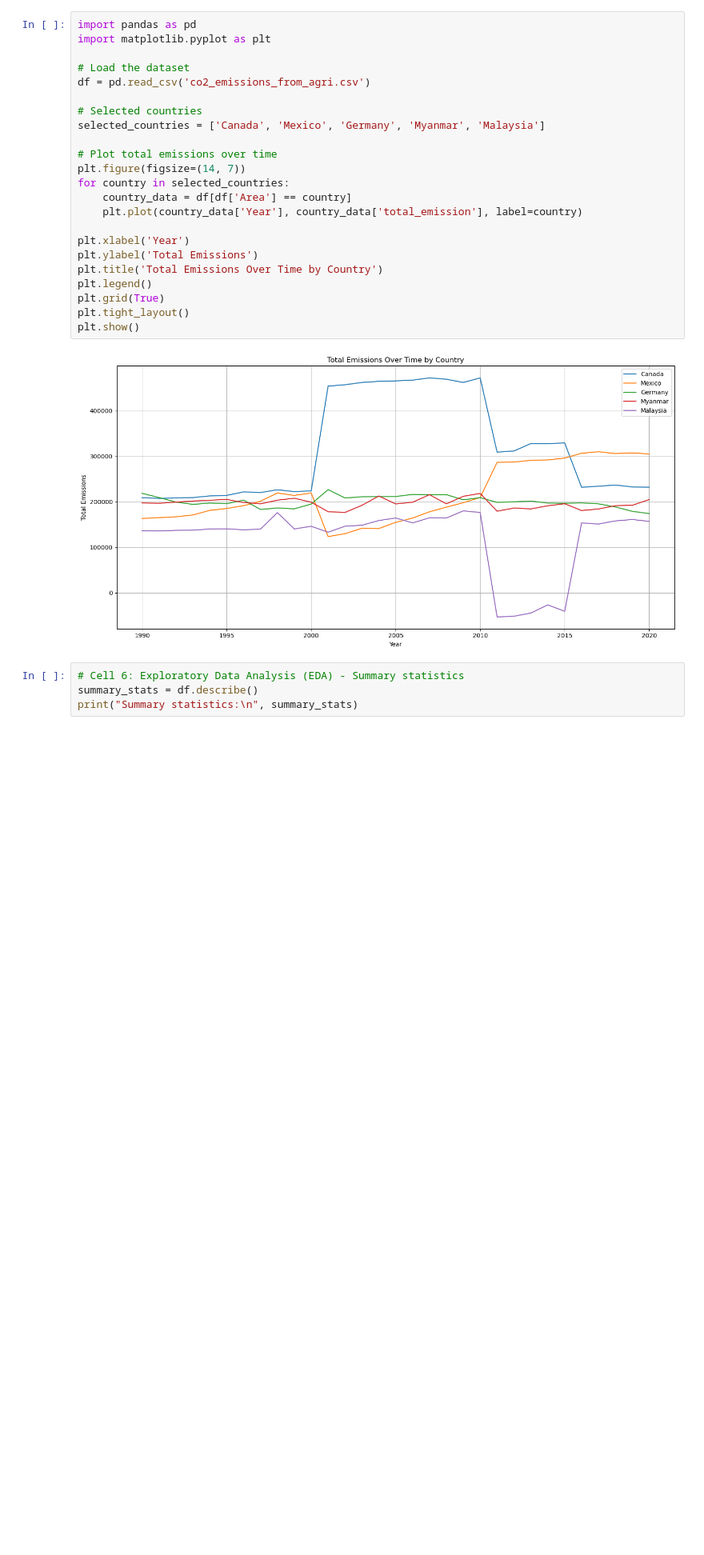
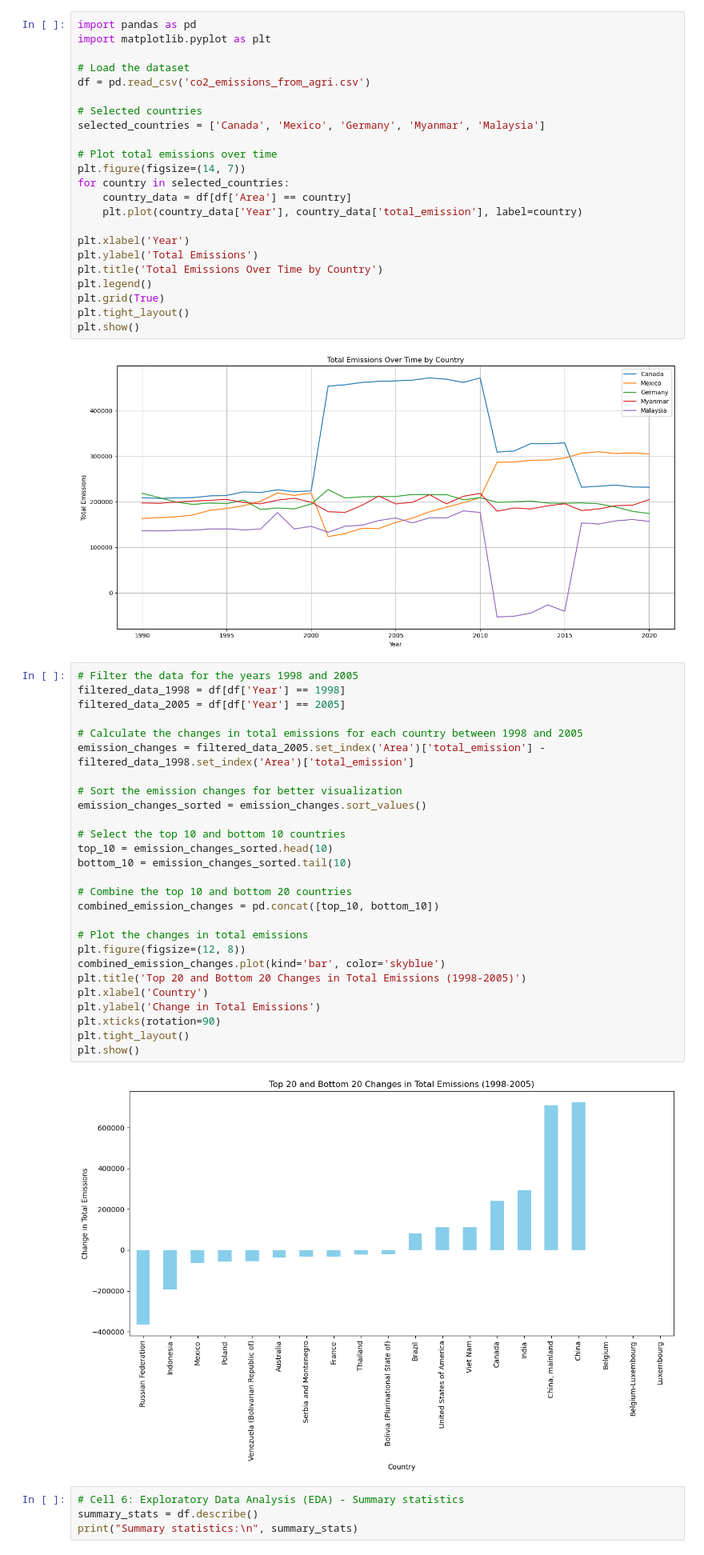
Before and after one commit to mdangirwa/Group-2-Team, a Jupyter notebook: Team2-Regression-Project-Submission.ipynb, the cells around one changed output. Shown at 80% size. Saved outputs shown, nothing was run; the diff lists cells and outputs as text; blank space fills up the shorter version.

```diff
--- a/Team2-Regression-Project-Submission.ipynb
+++ b/Team2-Regression-Project-Submission.ipynb
@@ -146,6 +146,35 @@ plt.tight_layout()
 plt.show()
 # %% [output]
 [figure]
+# %%
+# Filter the data for the years 1998 and 2005
+filtered_data_1998 = df[df['Year'] == 1998]
+filtered_data_2005 = df[df['Year'] == 2005]
+
+# Calculate the changes in total emissions for each country between 1998 and 2005
+emission_changes = filtered_data_2005.set_index('Area')['total_emission'] - filtered_data_1998.set_index('Area')['total_emission']
+
+# Sort the emission changes for better visualization
+emission_changes_sorted = emission_changes.sort_values()
+
+# Select the top 10 and bottom 10 countries
+top_10 = emission_changes_sorted.head(10)
+bottom_10 = emission_changes_sorted.tail(10)
+
+# Combine the top 10 and bottom 20 countries
+combined_emission_changes = pd.concat([top_10, bottom_10])
+
+# Plot the changes in total emissions
+plt.figure(figsize=(12, 8))
+combined_emission_changes.plot(kind='bar', color='skyblue')
+plt.title('Top 20 and Bottom 20 Changes in Total Emissions (1998-2005)')
+plt.xlabel('Country')
+plt.ylabel('Change in Total Emissions')
+plt.xticks(rotation=90)
+plt.tight_layout()
+plt.show()
+# %% [output]
+[figure, added]
 # %%
 # Cell 6: Exploratory Data Analysis (EDA) - Summary statistics
 summary_stats = df.describe()
```
